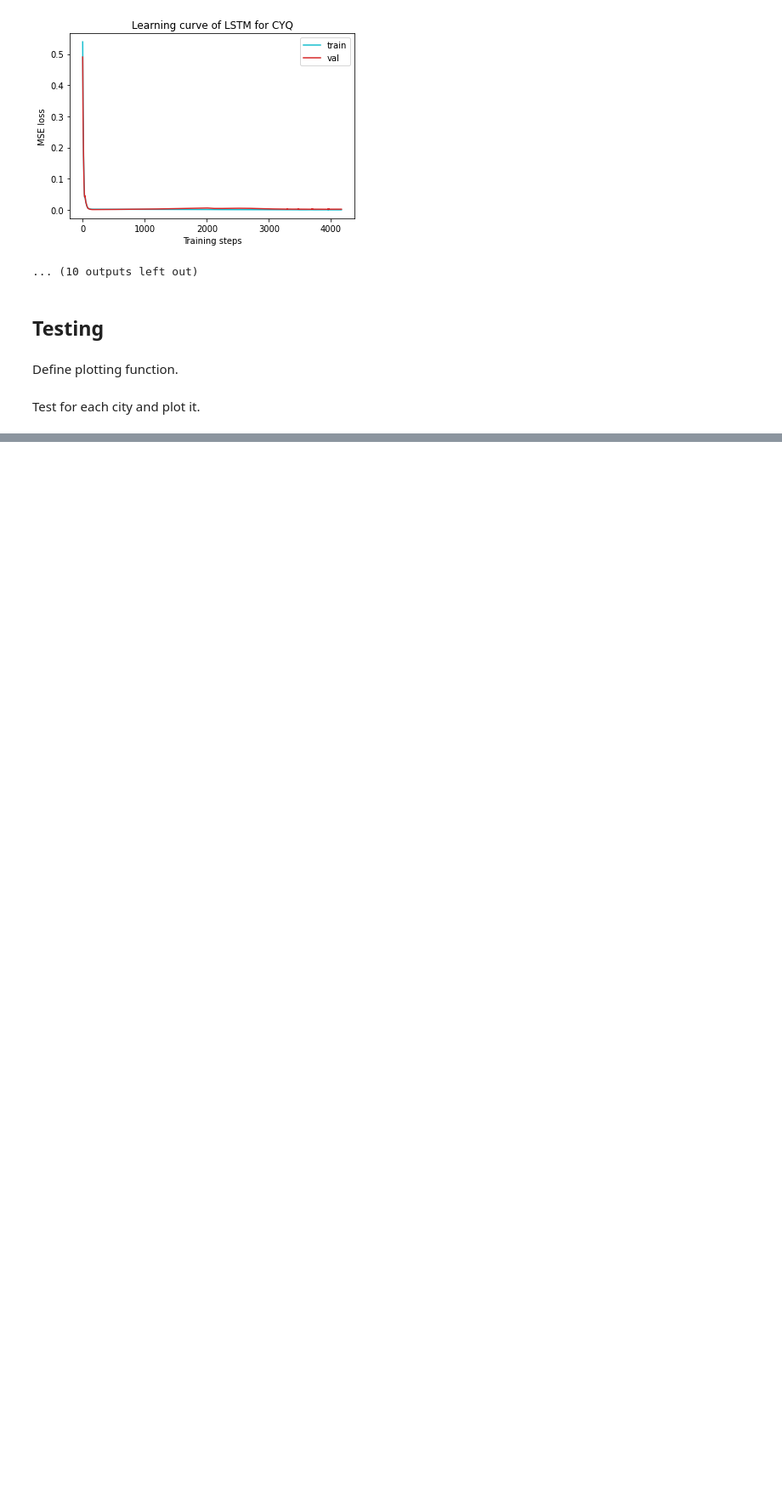
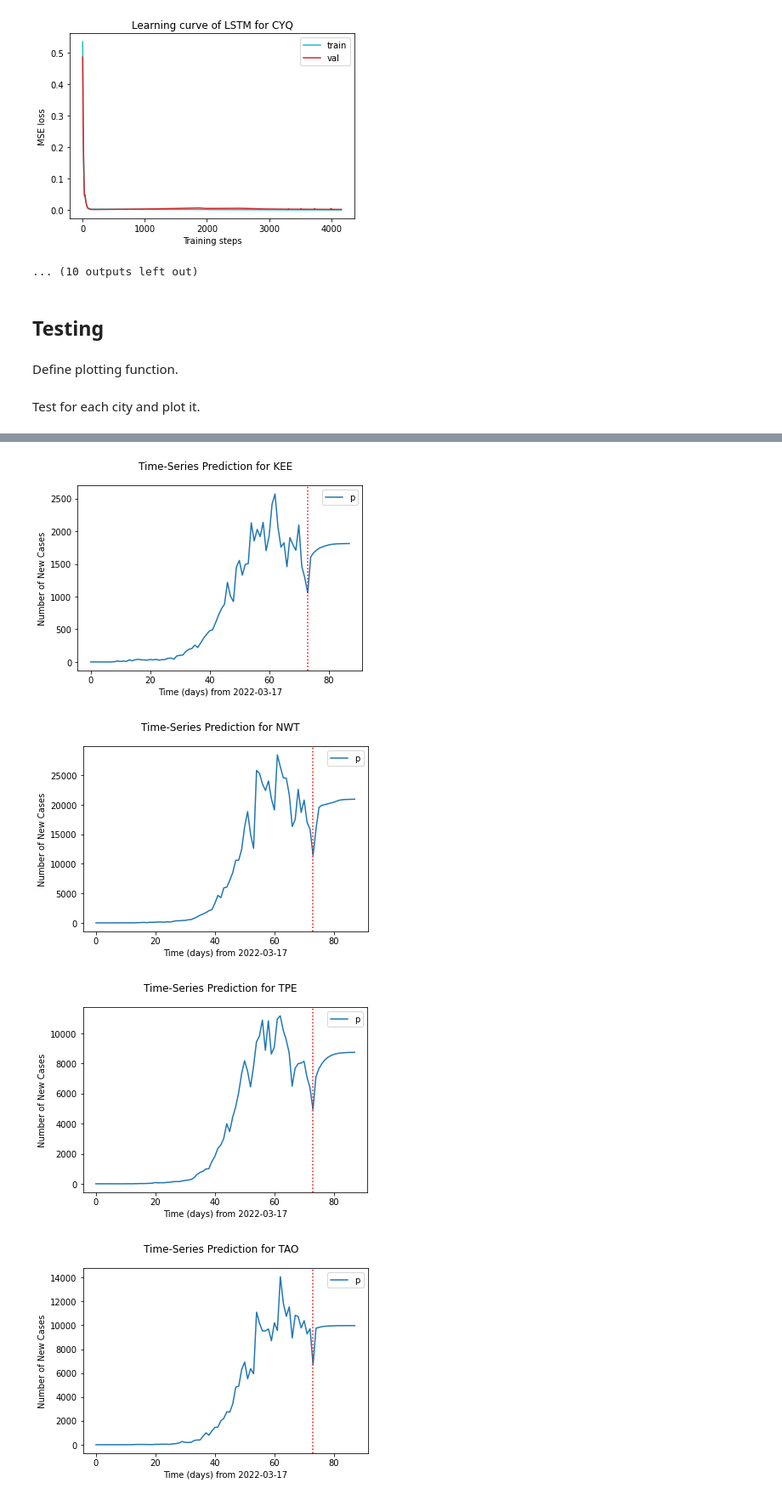
Before and after one commit to lydia7635/AI2022-Final, a Jupyter notebook: AI2022_LSTM.ipynb, the cells around one changed output, grey strips where cells are left out. Shown at 85% size. Saved outputs shown, nothing was run; the diff lists cells and outputs as text; code cells hidden in the pictures; blank space fills up the shorter version.

```diff
--- a/AI2022_LSTM.ipynb
+++ b/AI2022_LSTM.ipynb
@@ -409,0 +424,52 @@ real & predicted test loss: 0.034139592689825804
+# %%
+def plot_predict_long(city, pred, start_date):
+    plt.plot(pred)
+    plt.suptitle(f"Time-Series Prediction for {city}")
+    plt.xlabel(f"Time (days) from {start_date}")
+    plt.ylabel("Number of New Cases")
+    plt.legend(("predicted"))
+    plt.axvline(x=(train_size-1), c='red', linestyle=':')
+    plt.show()
+# %%
+def save_pred(city, pred):
+    with open(f'output/{city}.csv', "w") as out_file:
+        out_file.write("new_cases\n")
+        np.savetxt(out_file, pred, fmt='%s', delimiter=',')
+# %%
+os.makedirs('output', exist_ok=True)
+for city in city_codes:
+    lstm = LSTM(num_classes, input_size, hidden_size, num_layers).to(device)
+    ckpt = torch.load(save_path.format(city), map_location='cpu')
+    lstm.load_state_dict(ckpt)
+
+    city_dataset = get_city_data(dataset, city)
+    sc, dataX, dataY, _, _, _, _, testX, testY = data_preprocess(city_dataset)
+
+    # test set: real & predicted data -> predicted data
+    _testX = testX[[0]].clone()
+    total_test_predict = []
+    for i in range(pred_long_size):
+        test_predict = pred_long(lstm, _testX)
+        total_test_predict.append(test_predict)
+        _testX = torch.cat((_testX[:,1:], torch.unsqueeze(test_predict, 0)), 1)
+    total_test_predict = torch.cat(total_test_predict)
+
+
+    # with history
+    pred_y = np.copy(dataY)
+    pred_y = pred_y[:-test_size]
+    pred_y = np.append(pred_y, np.zeros((pred_long_size, 1)), 0)
+    for i in range(pred_long_size):
+        pred_y[-pred_long_size+i][0] = total_test_predict[i][0]
+    _pred_y = sc.inverse_transform(pred_y)
+    plot_predict_long(city, _pred_y, start_date_y)
+
+    _pred_y = np.rint(_pred_y).astype(int)
+    save_pred(city, _pred_y)
+
+    del lstm
+# %% [output]
+[figure, added]
+[figure, added]
+[figure, added]
+[figure, added]
```
Also changed, not shown: parts of 13 cells of this notebook, 19 other files.
